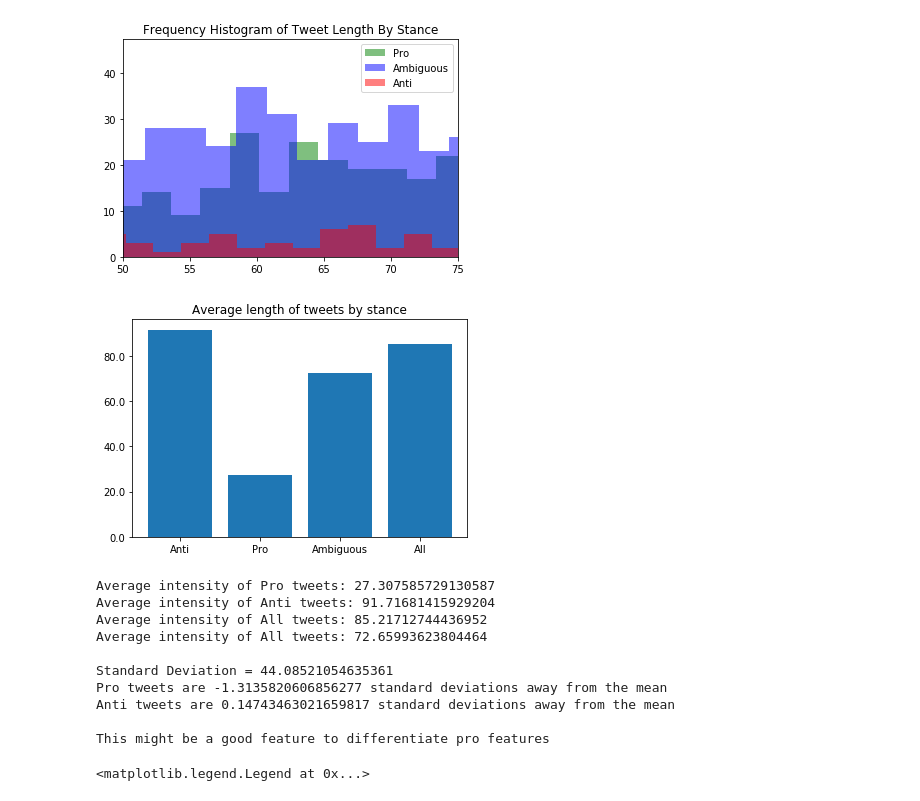
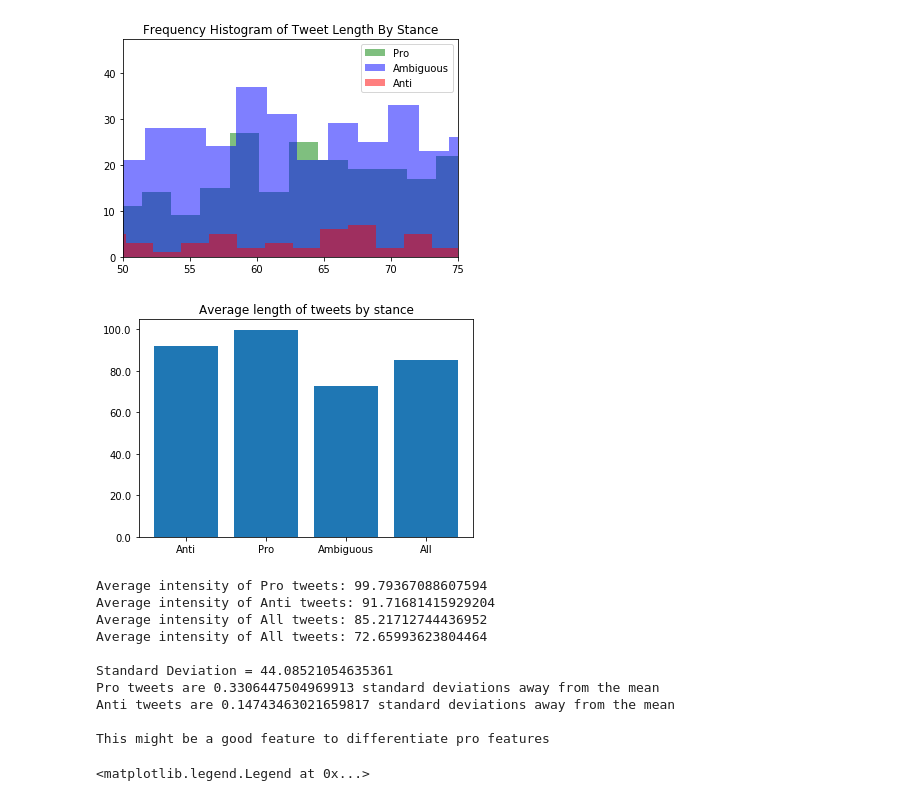
Before and after one commit to Kayala47/sure-2020, a Jupyter notebook: sure-2020-features.ipynb, the cells around one changed output. Drawn from its saved outputs; the diff is of its cells as text; code cells hidden in the pictures.

```diff
--- a/sure-2020-features.ipynb
+++ b/sure-2020-features.ipynb
@@ -149,48 +149,48 @@ len_anti = data.loc[data.stance == -1.0, 'c_len_total']
 
 
 avg_len_anti = np.nansum(len_anti)/count_valid_items(len_anti, 'nan')
-avg_len_pro = np.nansum(len_pro)/count_valid_items(abs_int_pro, 'nan')
+avg_len_pro = np.nansum(len_pro)/count_valid_items(len_pro, 'nan')
 avg_len_ambi = np.nansum(len_amb)/count_valid_items(len_amb, 'nan')
 avg_len_total = np.nansum(data['c_len_total'])/count_valid_items(data['c_len_total'], 'nan')
 
 x = np.arange(4)
 y1 = [avg_len_anti, avg_len_pro, avg_len_ambi, avg_len_total]
 
 def values(x, pos):
     return '%1.1f' % (x)
 
 formatter = FuncFormatter(values)
 fig, ax = pyplot.subplots()
 ax.yaxis.set_major_formatter(formatter)
 
 pyplot.bar(x, y1)
 
 pyplot.xticks(x, ('Anti', 'Pro', 'Ambiguous', 'All'))
 pyplot.title("Average length of tweets by stance")
 
 pyplot.show()
 
 stdev = statistics.pstdev(data['c_len_total'])
 
 print("Average intensity of Pro tweets: {}".format(avg_len_pro))
 print("Average intensity of Anti tweets: {}".format(avg_len_anti))
 print("Average intensity of All tweets: {}".format(avg_len_total))
 print("Average intensity of All tweets: {} \n".format(avg_len_ambi))
 
 print("Standard Deviation = {}".format(stdev))
 print("Pro tweets are {} standard deviations away from the mean".format((avg_len_pro - avg_len_total)/stdev))
 print("Anti tweets are {} standard deviations away from the mean \n".format(abs(avg_len_anti - avg_len_total)/stdev))
 
 print("This might be a good feature to differentiate pro features")
 # %% [output]
-[figure, old version]
+[figure, new version]
-Average intensity of Pro tweets: 27.307585729130587
+Average intensity of Pro tweets: 99.79367088607594
 Average intensity of Anti tweets: 91.71681415929204
 Average intensity of All tweets: 85.21712744436952
 Average intensity of All tweets: 72.65993623804464
 
 Standard Deviation = 44.08521054635361
-Pro tweets are -1.3135820606856277 standard deviations away from the mean
+Pro tweets are 0.3306447504969913 standard deviations away from the mean
 Anti tweets are 0.14743463021659817 standard deviations away from the mean
 
 This might be a good feature to differentiate pro features
```
Also changed, not shown: parts of 2 cells of this notebook.
